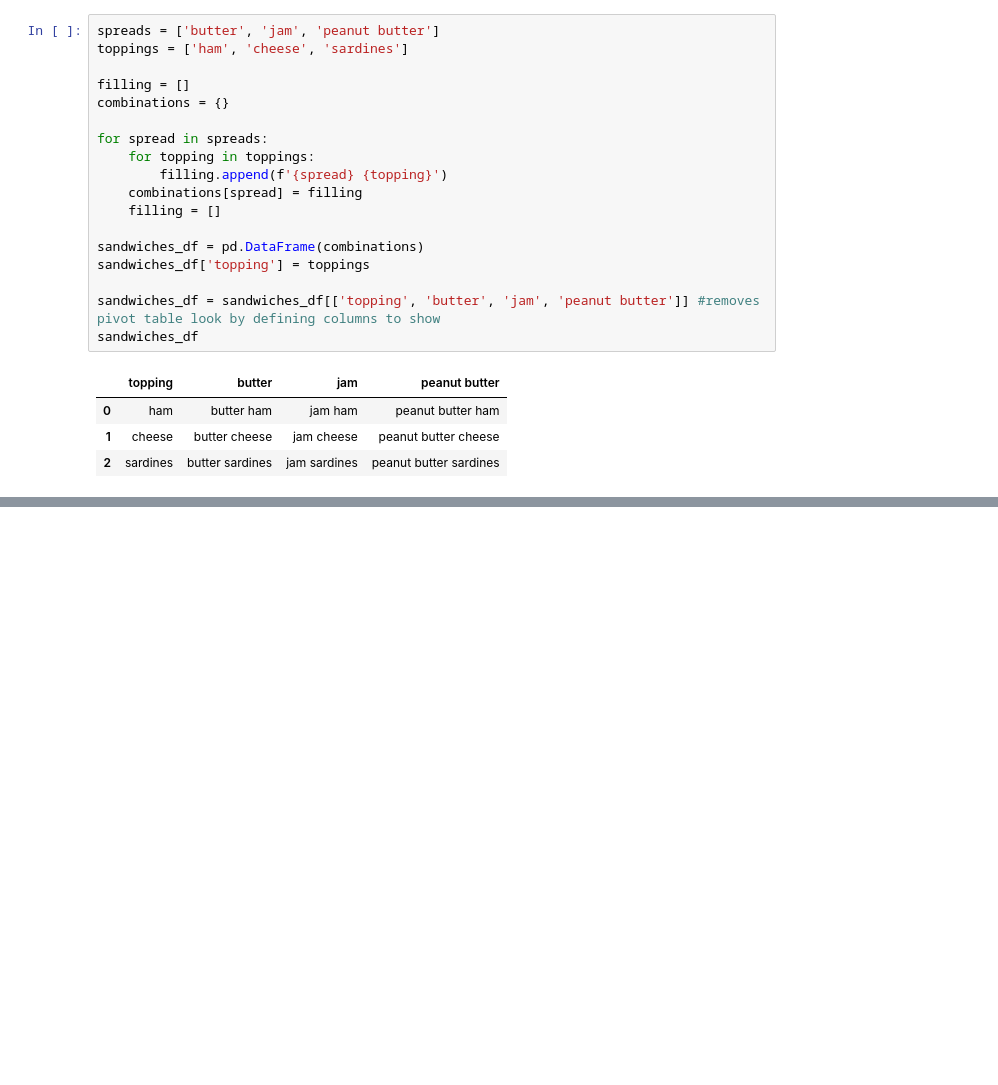
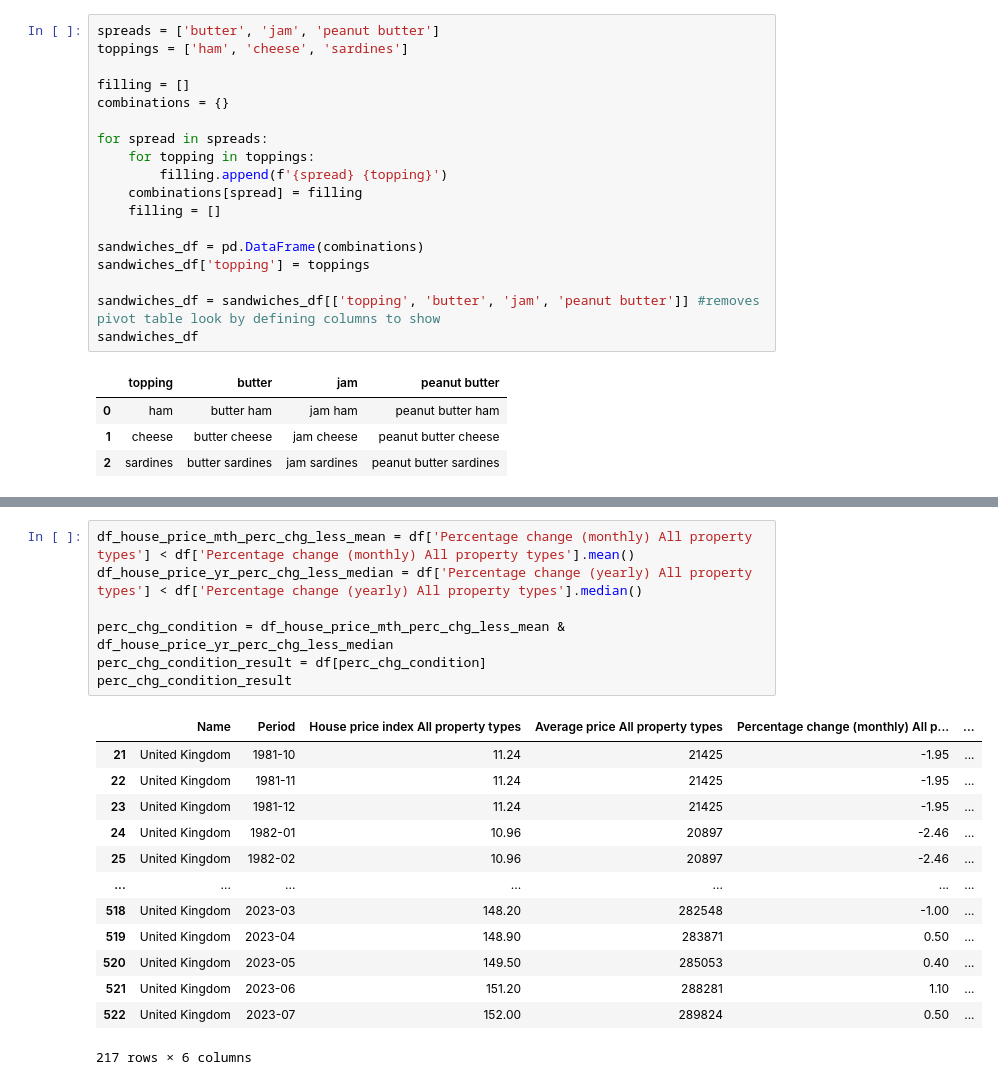
Before and after one commit to data-to-insight/ERN-sessions, a Jupyter notebook: Martin_Homer/module_2.ipynb, the cells around one changed output, grey strips where cells are left out. Saved outputs shown, nothing was run; the diff lists cells and outputs as text; blank space fills up the shorter version.

```diff
--- a/Martin_Homer/module_2.ipynb
+++ b/Martin_Homer/module_2.ipynb
@@ -297,0 +359,21 @@ sandwiches_df
+# %%
+df_house_price_mth_perc_chg_less_mean = df['Percentage change (monthly) All property types'] < df['Percentage change (monthly) All property types'].mean()
+df_house_price_yr_perc_chg_less_median = df['Percentage change (yearly) All property types'] < df['Percentage change (yearly) All property types'].median()
+
+perc_chg_condition = df_house_price_mth_perc_chg_less_mean & df_house_price_yr_perc_chg_less_median
+perc_chg_condition_result = df[perc_chg_condition]
+perc_chg_condition_result
+# %% [output]
+|  | Name | Period | House price index All property types | Average price All property types | Percentage change (monthly) All p... | ... |
+| 21 | United Kingdom | 1981-10 | 11.24 | 21425 | -1.95 | ... |
+| 22 | United Kingdom | 1981-11 | 11.24 | 21425 | -1.95 | ... |
+| 23 | United Kingdom | 1981-12 | 11.24 | 21425 | -1.95 | ... |
+| 24 | United Kingdom | 1982-01 | 10.96 | 20897 | -2.46 | ... |
+| 25 | United Kingdom | 1982-02 | 10.96 | 20897 | -2.46 | ... |
+| ... | ... | ... | ... | ... | ... | ... |
+| 518 | United Kingdom | 2023-03 | 148.20 | 282548 | -1.00 | ... |
+| 519 | United Kingdom | 2023-04 | 148.90 | 283871 | 0.50 | ... |
+| 520 | United Kingdom | 2023-05 | 149.50 | 285053 | 0.40 | ... |
+| 521 | United Kingdom | 2023-06 | 151.20 | 288281 | 1.10 | ... |
+| 522 | United Kingdom | 2023-07 | 152.00 | 289824 | 0.50 | ... |
+217 rows × 6 columns
```
Also changed, not shown: parts of 8 cells of this notebook.
